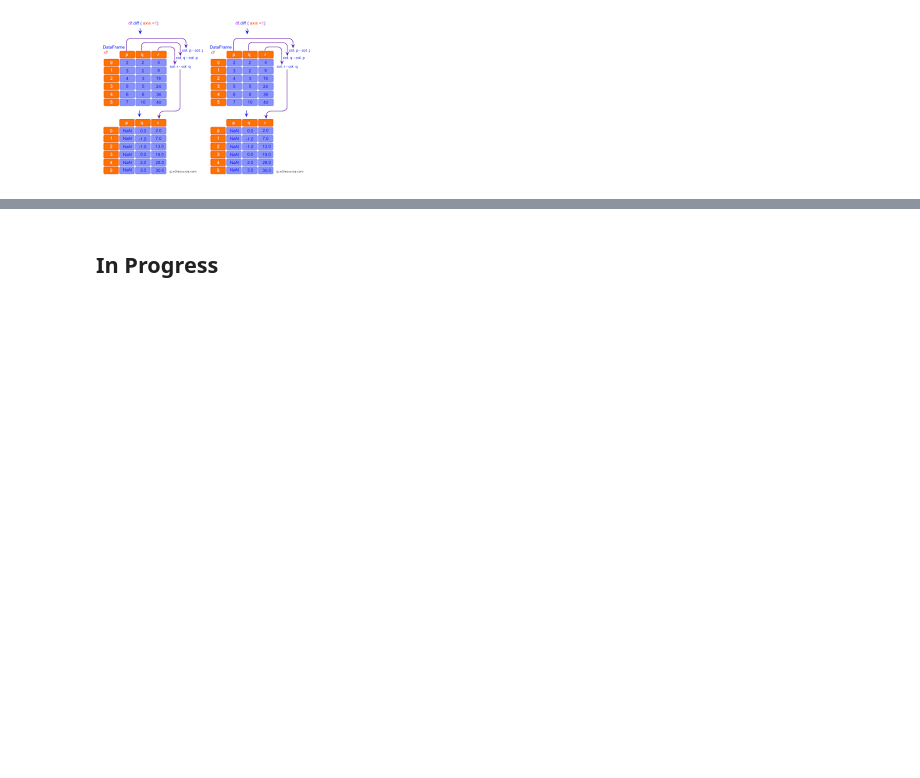
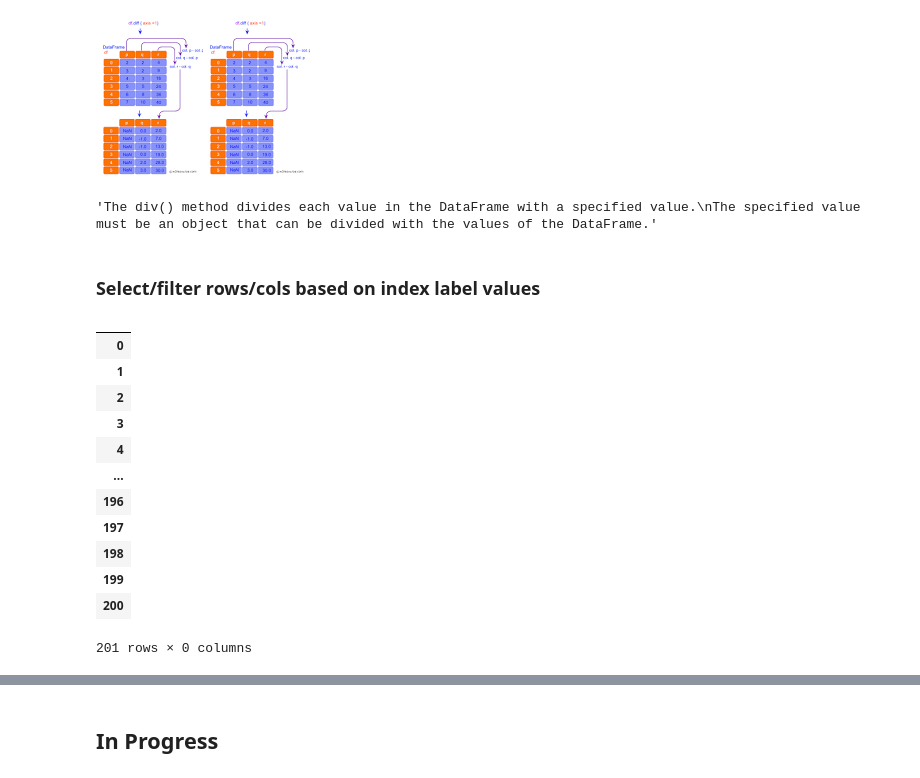
Before and after one commit to mohamedbakrey12/Full_Project, a Jupyter notebook: all-function-for-pandas-data-frame-complete.ipynb, the cells around one changed output, grey strips where cells are left out. Saved outputs shown, nothing was run; the diff lists cells and outputs as text; code cells hidden in the pictures; blank space fills up the shorter version.

Commit message:
Kaggle Notebook | All Function For Pandas Data frame Complete  | Version 9

```diff
--- a/all-function-for-pandas-data-frame-complete.ipynb
+++ b/all-function-for-pandas-data-frame-complete.ipynb
@@ -484,3 +484,29 @@ df['horsepower'].diff()
 Name: horsepower, Length: 201, dtype: float64
 # %% [markdown]
 ![image.png](attachment:64cca55b-c1a2-44f1-a028-df020c1eea9d.png)![image.png](attachment:f66ff4ab-c46c-4caa-95fc-ff381b419ff1.png)
+# %%
+"""The div() method divides each value in the DataFrame with a specified value.
+The specified value must be an object that can be divided with the values of the DataFrame."""
+# div by df, Series, value
+df['horsepower'].div()
+# %% [output]
+'The div() method divides each value in the DataFrame with a specified value.\nThe specified value must be an object that can be divided with the values of the DataFrame.'
+# %% [markdown]
+### Select/filter rows/cols based on index label values
+# %%
+# by col
+df.filter(items=[ 'a','b'])
+# %% [output]
+|  |
+| 0 |
+| 1 |
+| 2 |
+| 3 |
+| 4 |
+| ... |
+| 196 |
+| 197 |
+| 198 |
+| 199 |
+| 200 |
+201 rows × 0 columns
```
Also changed, not shown: parts of 8 cells of this notebook.
